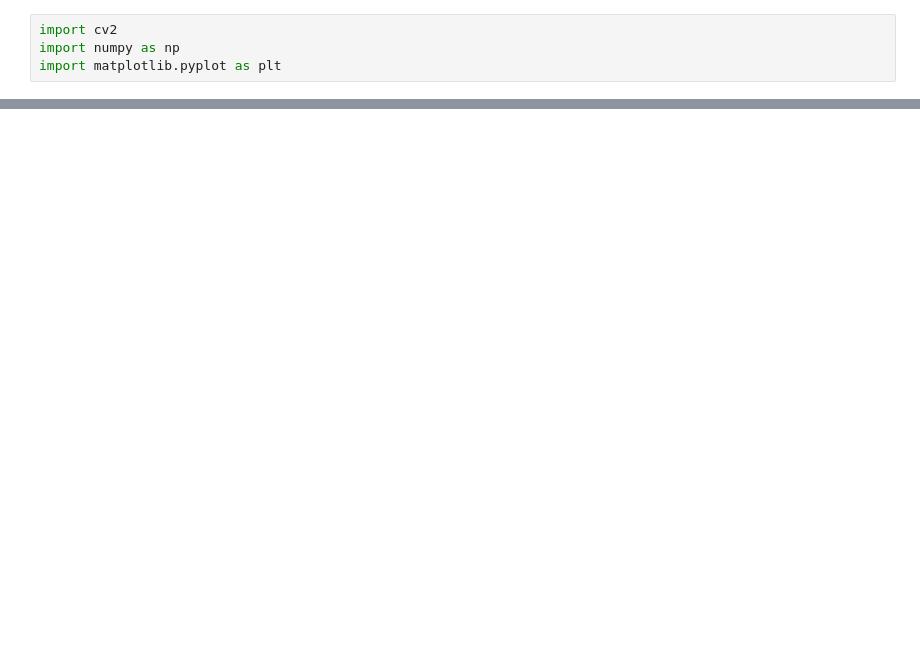
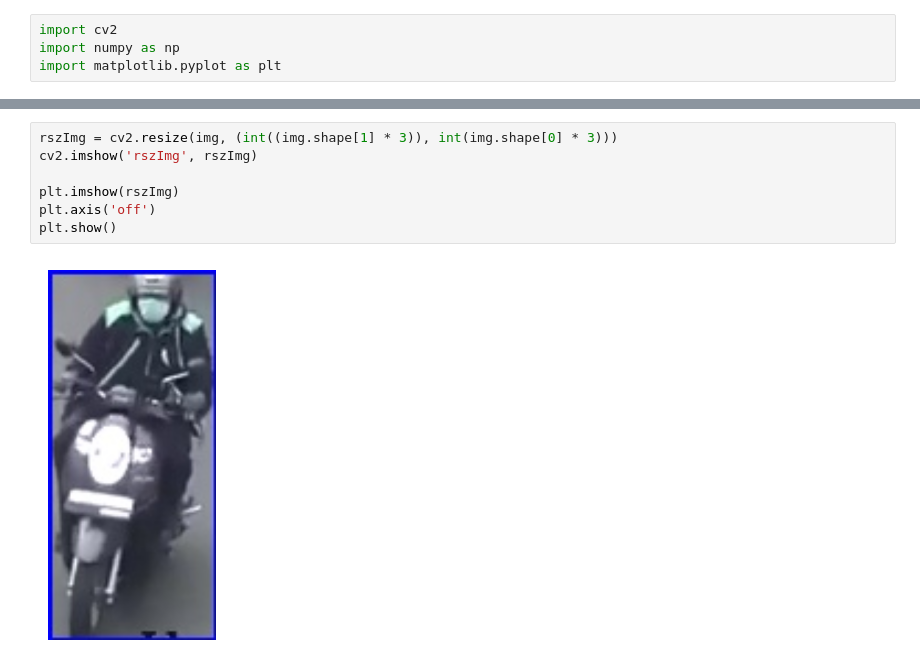
Before and after one commit to whisnumurtyga/deteksi-lampu-motor, a Jupyter notebook: lampu-fuzzy.ipynb, the cells around one changed output, grey strips where cells are left out. Cells and saved outputs as stored; diff of their text form; blank space fills up the shorter version.

```diff
--- a/lampu-fuzzy.ipynb
+++ b/lampu-fuzzy.ipynb
@@ -12,0 +18,9 @@ plt.show()
+# %%
+rszImg = cv2.resize(img, (int((img.shape[1] * 3)), int(img.shape[0] * 3)))
+cv2.imshow('rszImg', rszImg)
+
+plt.imshow(rszImg)
+plt.axis('off')
+plt.show()
+# %% [output]
+[figure, added]
```
Also changed, not shown: parts of 6 cells of this notebook, 4 other files.
